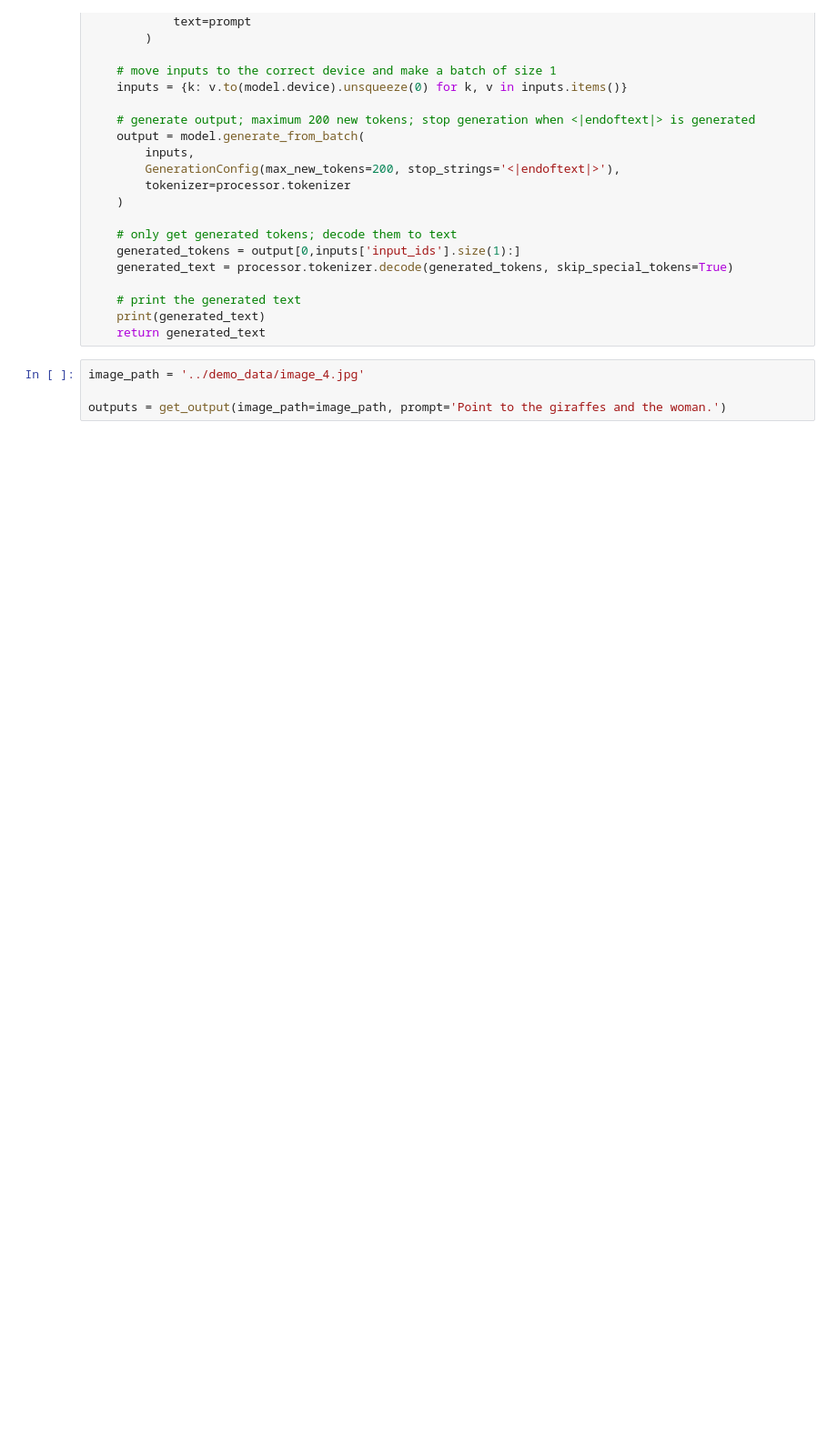
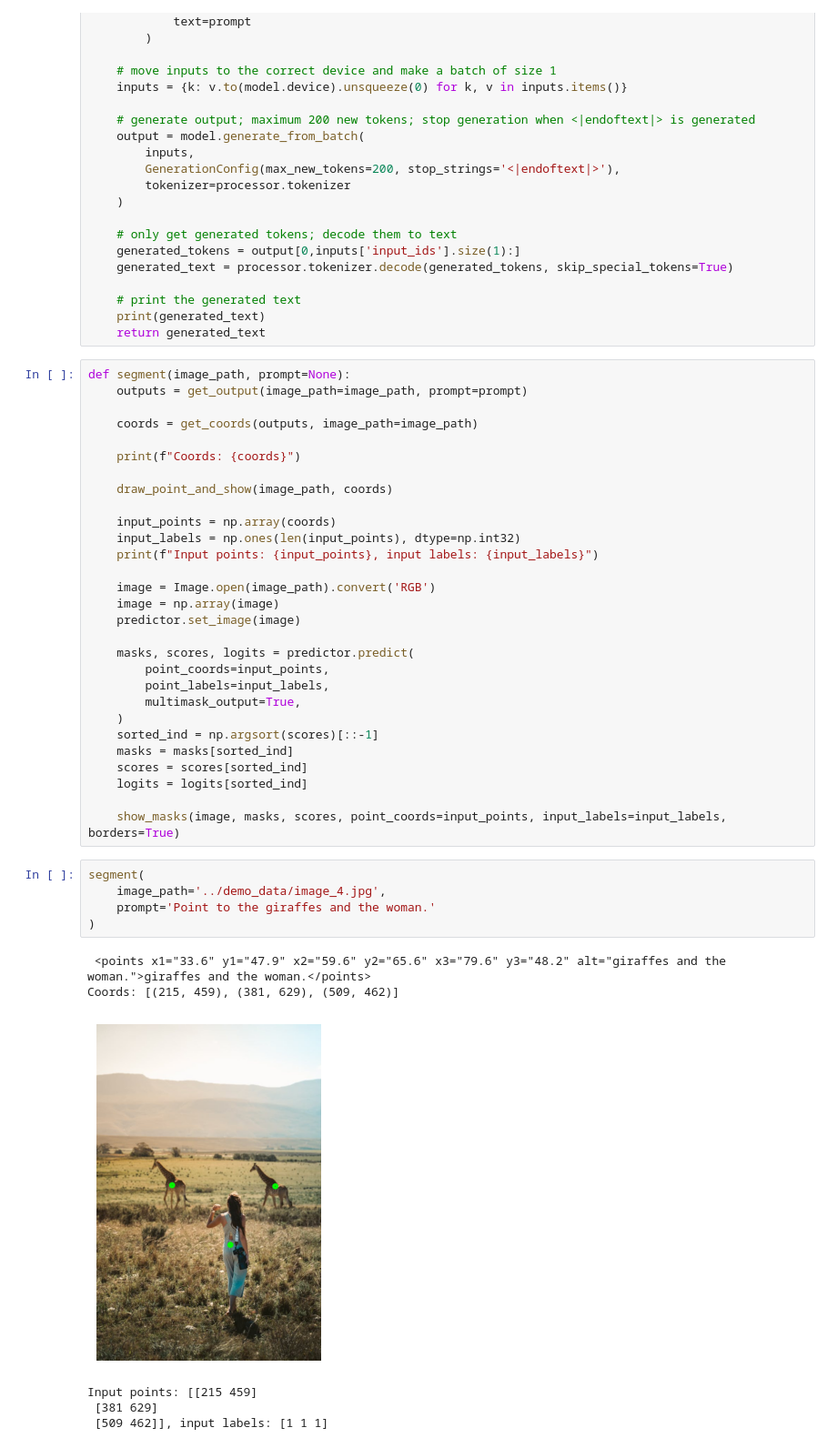
Before and after one commit to sovit-123/SAM_Molmo_Whisper, a Jupyter notebook: experiments/sam2_molmo.ipynb, the cells around one changed output. Shown at 91% size. Cells and saved outputs as stored; diff of their text form; blank space fills up the shorter version.

```diff
--- a/experiments/sam2_molmo.ipynb
+++ b/experiments/sam2_molmo.ipynb
@@ -207,7 +206,44 @@ def get_output(image_path=None, prompt='Describe this image.'):
     # print the generated text
     print(generated_text)
     return generated_text
+# %%
+def segment(image_path, prompt=None):
+    outputs = get_output(image_path=image_path, prompt=prompt)
+
+    coords = get_coords(outputs, image_path=image_path)
+
+    print(f"Coords: {coords}")
+
+    draw_point_and_show(image_path, coords)
+
+    input_points = np.array(coords)
+    input_labels = np.ones(len(input_points), dtype=np.int32)
+    print(f"Input points: {input_points}, input labels: {input_labels}")
+
+    image = Image.open(image_path).convert('RGB')
+    image = np.array(image)
+    predictor.set_image(image)
+
+    masks, scores, logits = predictor.predict(
+        point_coords=input_points,
+        point_labels=input_labels,
+        multimask_output=True,
+    )
+    sorted_ind = np.argsort(scores)[::-1]
+    masks = masks[sorted_ind]
+    scores = scores[sorted_ind]
+    logits = logits[sorted_ind]
+
+    show_masks(image, masks, scores, point_coords=input_points, input_labels=input_labels, borders=True)
 # %%
-image_path = '../demo_data/image_4.jpg'
-
-outputs = get_output(image_path=image_path, prompt='Point to the giraffes and the woman.')
+segment(
+    image_path='../demo_data/image_4.jpg',
+    prompt='Point to the giraffes and the woman.'
+)
+# %% [output]
+ <points x1="33.6" y1="47.9" x2="59.6" y2="65.6" x3="79.6" y3="48.2" alt="giraffes and the woman.">giraffes and the woman.</points>
+Coords: [(215, 459), (381, 629), (509, 462)]
+[figure, added]
+Input points: [[215 459]
+ [381 629]
+ [509 462]], input labels: [1 1 1]
```
Also changed, not shown: parts of 15 cells of this notebook, 2 other files.
